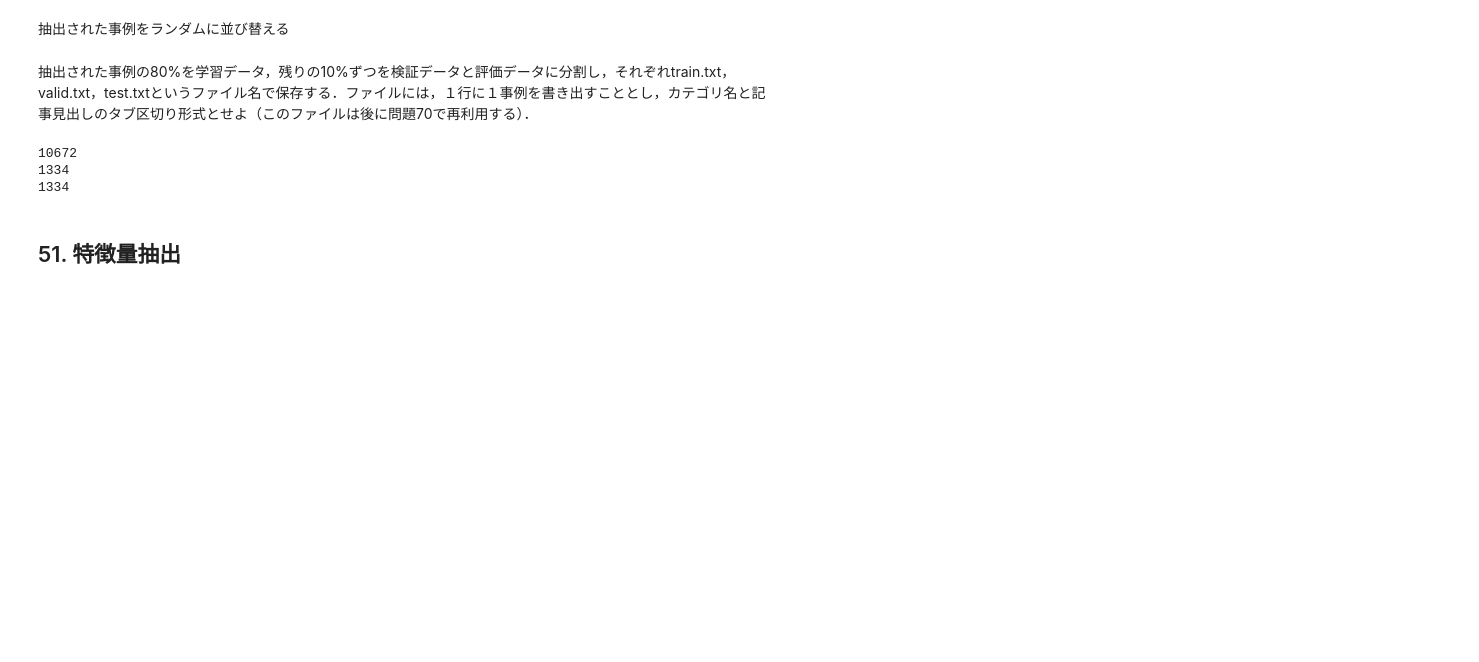
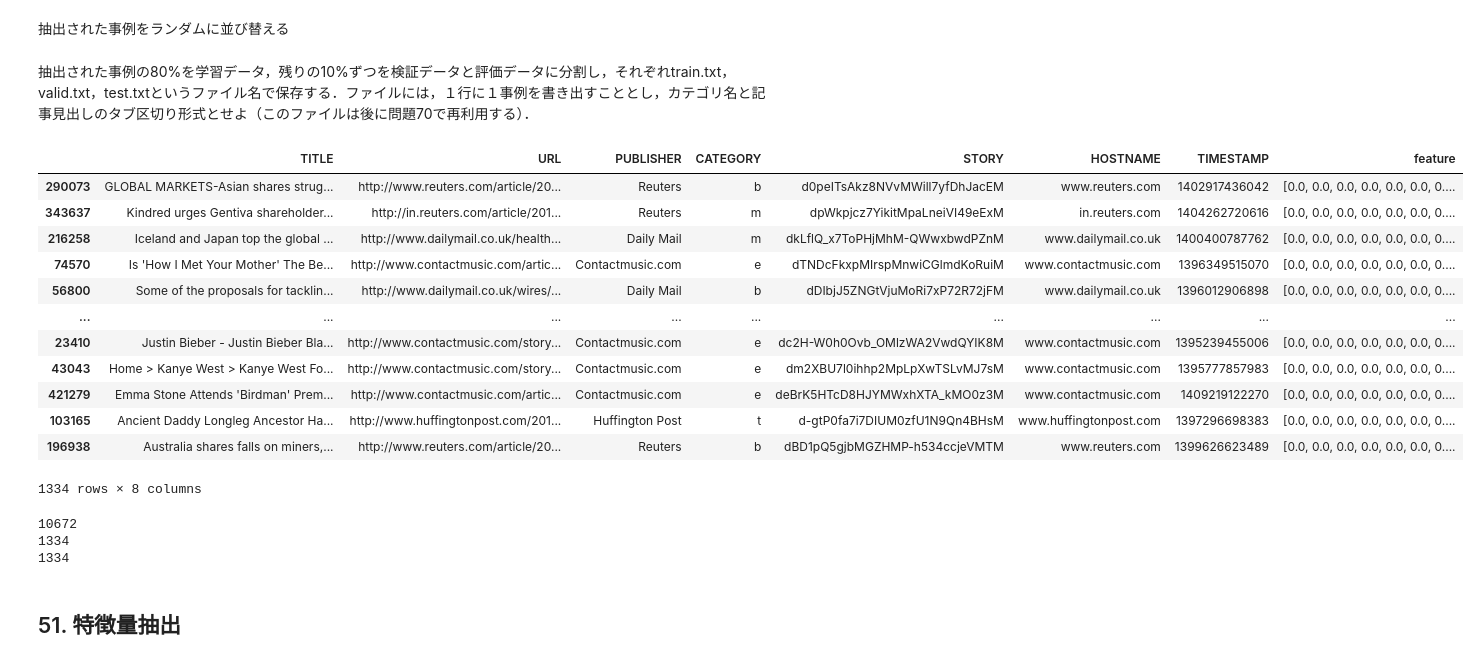
Before and after one commit to takuma1229/nlp100, a Jupyter notebook: chapter6.ipynb, the cells around one changed output. Cells and saved outputs as stored; diff of their text form; code cells hidden in the pictures; blank space fills up the shorter version.

```diff
--- a/chapter6.ipynb
+++ b/chapter6.ipynb
@@ -59,6 +59,22 @@ df = df.sample(frac=1)
 from sklearn.model_selection import train_test_split
 train_df, test_df = train_test_split(df, test_size=0.2, shuffle=False)
 val_df, test_df = train_test_split(test_df, test_size=0.5, shuffle=False)
+# %%
+test_df
+# %% [output]
+|  | TITLE | URL | PUBLISHER | CATEGORY | STORY | HOSTNAME | TIMESTAMP | feature |
+| 290073 | GLOBAL MARKETS-Asian shares strug... | http://www.reuters.com/article/20... | Reuters | b | d0peITsAkz8NVvMWill7yfDhJacEM | www.reuters.com | 1402917436042 | [0.0, 0.0, 0.0, 0.0, 0.0, 0.0, 0.... |
+| 343637 | Kindred urges Gentiva shareholder... | http://in.reuters.com/article/201... | Reuters | m | dpWkpjcz7YikitMpaLneiVI49eExM | in.reuters.com | 1404262720616 | [0.0, 0.0, 0.0, 0.0, 0.0, 0.0, 0.... |
+| 216258 | Iceland and Japan top the global ... | http://www.dailymail.co.uk/health... | Daily Mail | m | dkLflQ_x7ToPHjMhM-QWwxbwdPZnM | www.dailymail.co.uk | 1400400787762 | [0.0, 0.0, 0.0, 0.0, 0.0, 0.0, 0.... |
+| 74570 | Is 'How I Met Your Mother' The Be... | http://www.contactmusic.com/artic... | Contactmusic.com | e | dTNDcFkxpMIrspMnwiCGlmdKoRuiM | www.contactmusic.com | 1396349515070 | [0.0, 0.0, 0.0, 0.0, 0.0, 0.0, 0.... |
+| 56800 | Some of the proposals for tacklin... | http://www.dailymail.co.uk/wires/... | Daily Mail | b | dDIbjJ5ZNGtVjuMoRi7xP72R72jFM | www.dailymail.co.uk | 1396012906898 | [0.0, 0.0, 0.0, 0.0, 0.0, 0.0, 0.... |
+| ... | ... | ... | ... | ... | ... | ... | ... | ... |
+| 23410 | Justin Bieber - Justin Bieber Bla... | http://www.contactmusic.com/story... | Contactmusic.com | e | dc2H-W0h0Ovb_OMlzWA2VwdQYIK8M | www.contactmusic.com | 1395239455006 | [0.0, 0.0, 0.0, 0.0, 0.0, 0.0, 0.... |
+| 43043 | Home > Kanye West > Kanye West Fo... | http://www.contactmusic.com/story... | Contactmusic.com | e | dm2XBU7l0ihhp2MpLpXwTSLvMJ7sM | www.contactmusic.com | 1395777857983 | [0.0, 0.0, 0.0, 0.0, 0.0, 0.0, 0.... |
+| 421279 | Emma Stone Attends 'Birdman' Prem... | http://www.contactmusic.com/artic... | Contactmusic.com | e | deBrK5HTcD8HJYMWxhXTA_kMO0z3M | www.contactmusic.com | 1409219122270 | [0.0, 0.0, 0.0, 0.0, 0.0, 0.0, 0.... |
+| 103165 | Ancient Daddy Longleg Ancestor Ha... | http://www.huffingtonpost.com/201... | Huffington Post | t | d-gtP0fa7i7DIUM0zfU1N9Qn4BHsM | www.huffingtonpost.com | 1397296698383 | [0.0, 0.0, 0.0, 0.0, 0.0, 0.0, 0.... |
+| 196938 | Australia shares falls on miners,... | http://www.reuters.com/article/20... | Reuters | b | dBD1pQ5gjbMGZHMP-h534ccjeVMTM | www.reuters.com | 1399626623489 | [0.0, 0.0, 0.0, 0.0, 0.0, 0.0, 0.... |
+1334 rows × 8 columns
 # %%
 def write_to_txt(file_name, category_list, article_list):
     file_path = "/content/drive/MyDrive/nlp100/NewsAggregatorDataset/" + file_name
```
Also changed, not shown: parts of 20 cells of this notebook.
